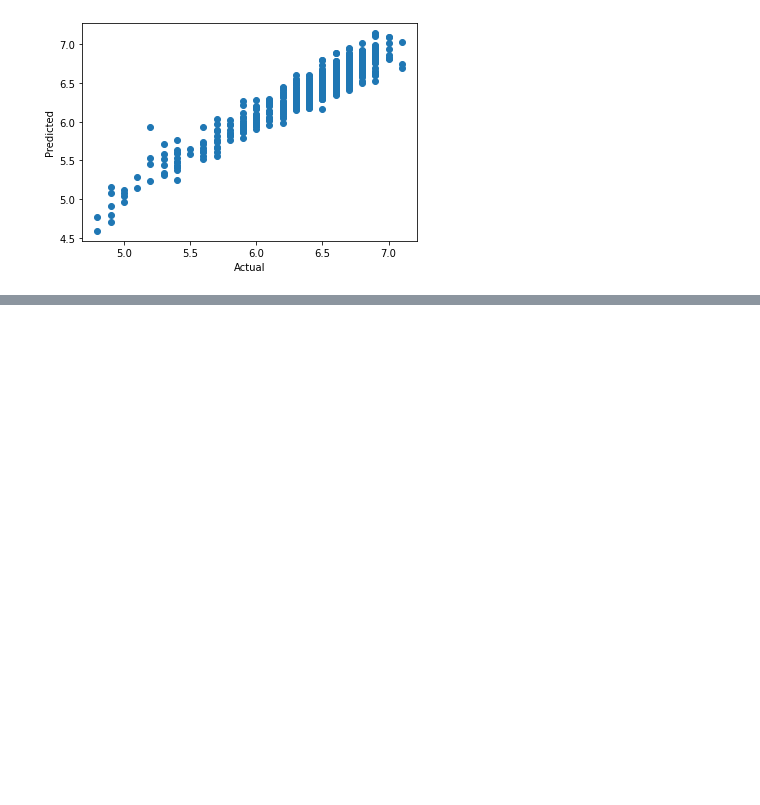
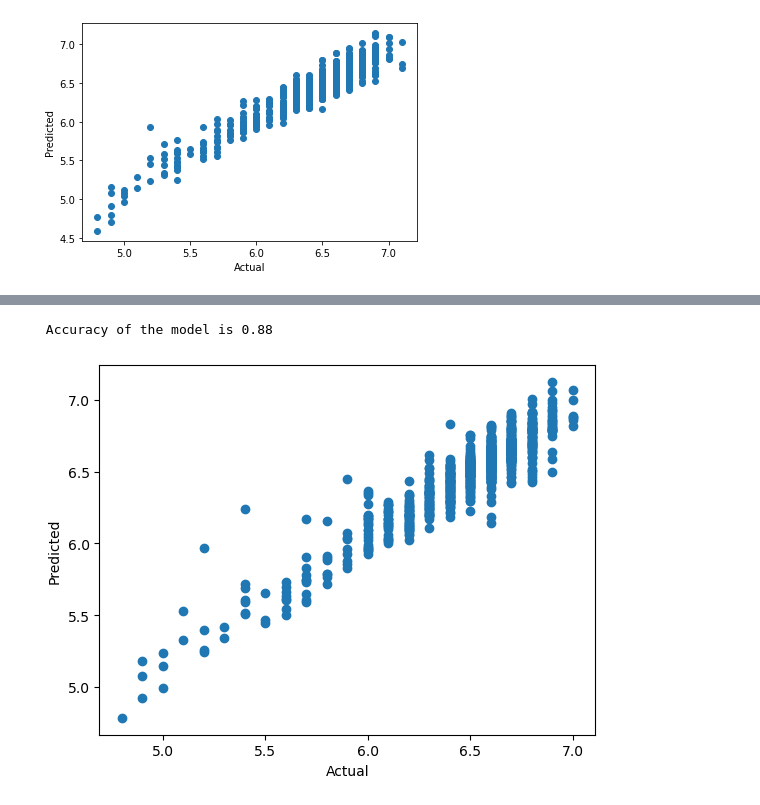
Before and after one commit to Degri95/Final_Project, a Jupyter notebook: Linear_regressions.ipynb, the cells around one changed output, grey strips where cells are left out. Saved outputs shown, nothing was run; the diff lists cells and outputs as text; code cells hidden in the pictures; blank space fills up the shorter version.

```diff
--- a/Linear_regressions.ipynb
+++ b/Linear_regressions.ipynb
@@ -265,0 +286,7 @@ plt.plot()
+# %%
+# Set features and target
+y = combined_data_df["cancer"].values.reshape(-1,1)
+X = refactored_df.values
+# %%
+# Split the data into training and testing sets
+X_train,X_test,y_train,y_test=train_test_split(X,y,random_state=1)
@@ -265,0 +304,4 @@ plt.plot()
+# %%
+# Instantiate and fit a liner regression model
+linreg=LinearRegression()
+linreg.fit(X_train,y_train)
@@ -265,0 +310,4 @@ plt.plot()
+# %%
+# Create predictions
+y_pred=linreg.predict(X_test)
+y_pred[:10]
@@ -265,0 +325,13 @@ plt.plot()
+# %%
+# Print the accuracy score
+Accuracy=r2_score(y_test,y_pred)
+print(" Accuracy of the model is %.2f" %Accuracy)
+# %% [output]
+ Accuracy of the model is 0.88
+# %%
+# Plot actual vs predicted
+plt.scatter(y_test,y_pred);
+plt.xlabel('Actual');
+plt.ylabel('Predicted');
+# %% [output]
+[figure, added]
```
Also changed, not shown: parts of 20 cells of this notebook, 1 other file.
